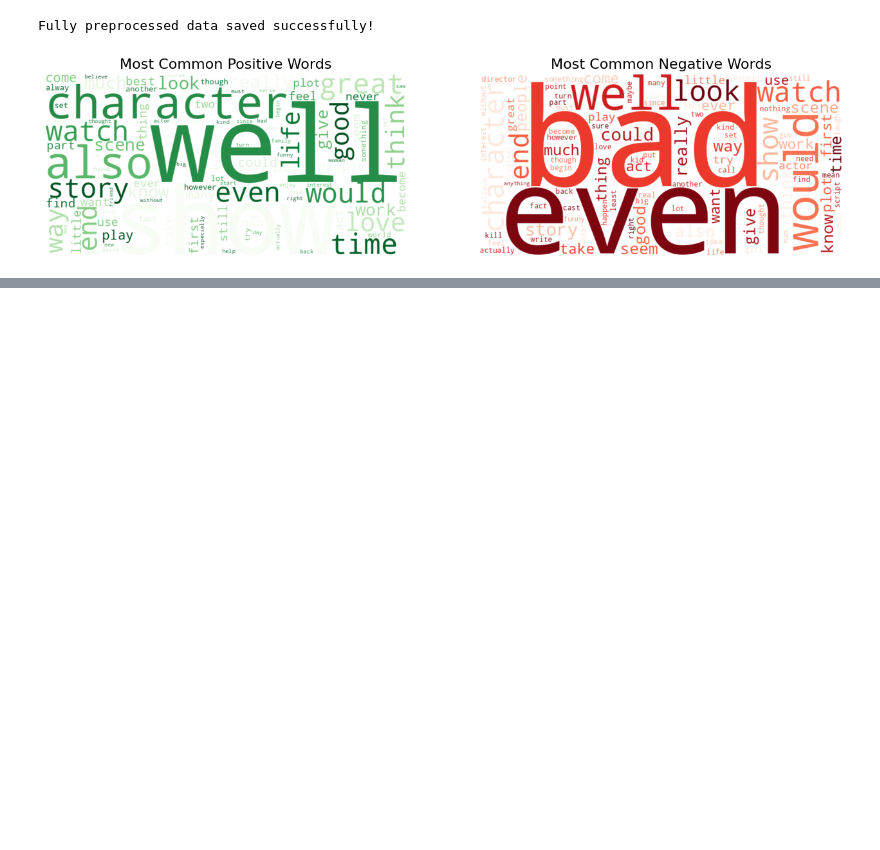
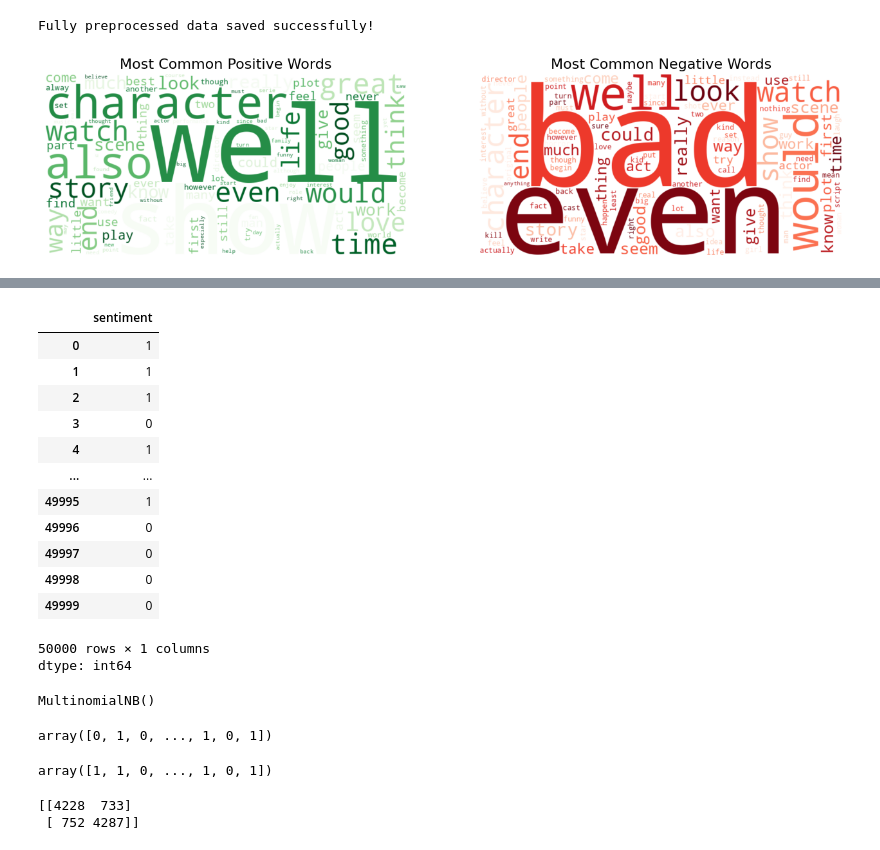
Before and after one commit to YoussefDiaa1/Project-ITI, a Jupyter notebook: English.ipynb, the cells around one changed output, grey strips where cells are left out. Drawn from its saved outputs; the diff is of its cells as text; code cells hidden in the pictures; blank space fills up the shorter version.

```diff
--- a/English.ipynb
+++ b/English.ipynb
@@ -300,0 +369,18 @@ plt.show()
+# %%
+y=df['sentiment']
+y
+# %% [output]
+|  | sentiment |
+| 0 | 1 |
+| 1 | 1 |
+| 2 | 1 |
+| 3 | 0 |
+| 4 | 1 |
+| ... | ... |
+| 49995 | 1 |
+| 49996 | 0 |
+| 49997 | 0 |
+| 49998 | 0 |
+| 49999 | 0 |
+50000 rows × 1 columns
+dtype: int64
@@ -300,0 +393,19 @@ plt.show()
+# %%
+clf=MultinomialNB()
+clf.fit(x_train,y_train)
+# %% [output]
+MultinomialNB()
+# %%
+y_pred=clf.predict(x_test)
+y_pred
+# %% [output]
+array([0, 1, 0, ..., 1, 0, 1])
+# %%
+y_test.values
+# %% [output]
+array([1, 1, 0, ..., 1, 0, 1])
+# %%
+print(confusion_matrix(y_test,y_pred))
+# %% [output]
+[[4228  733]
+ [ 752 4287]]
```
Also changed, not shown: parts of 12 cells of this notebook.
